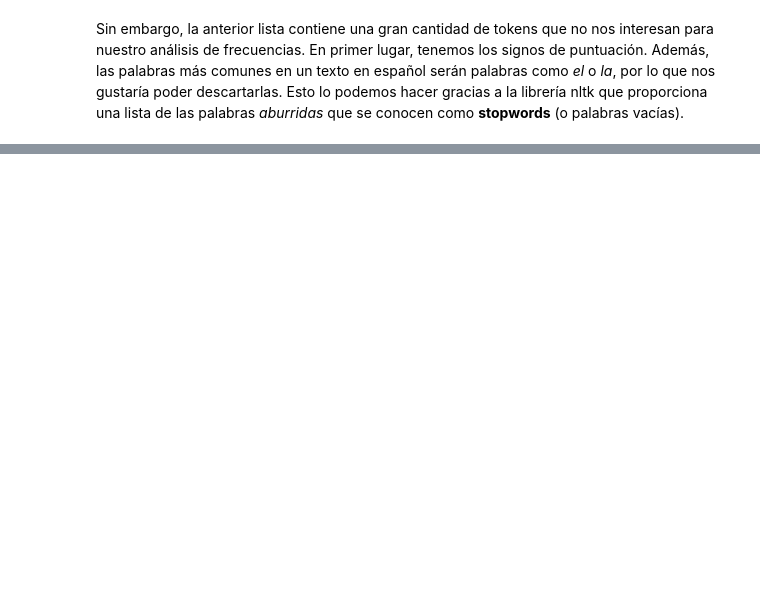
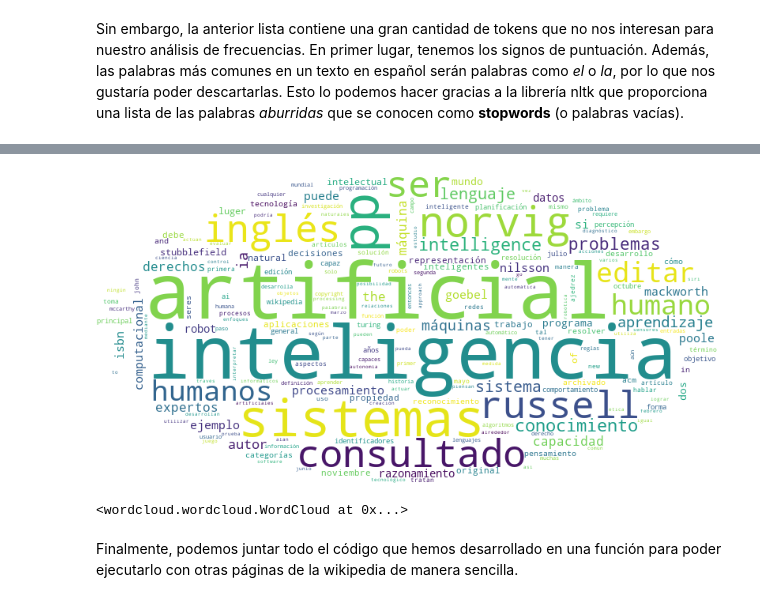
Before and after one commit to masterNLPIA2223/SeminarioComputacionProgramacion, a Jupyter notebook: Python/Sesion1.ipynb, the cells around one changed output, grey strips where cells are left out. Drawn from its saved outputs; the diff is of its cells as text; code cells hidden in the pictures; blank space fills up the shorter version.

```diff
--- a/Python/Sesion1.ipynb
+++ b/Python/Sesion1.ipynb
@@ -173,0 +176,13 @@ Podemos ahora descartar dichos tokens poco interesantes. El siguiente código es
+# %%
+# Creamos una lista vacía
+limpia = []
+# Iteramos sobre todos los tokens en la lista tokenizada
+for token in tokenizado:
+  # Comprobamos si el token actual es "interesante" (es decir, no es un signo
+  # de puntuación ni está en la lista de palabras vacías)
+  if token.isalpha() and (token not in stop_list):
+    # Si se cumple que es interesante, añadimos el token a la lista limpia
+    limpia.append(token)
+
+# Al final comprobamos la longitud de nuestra lista
+len(limpia)
@@ -173,0 +195,3 @@ Podemos ahora descartar dichos tokens poco interesantes. El siguiente código es
+# %%
+distribucion_frecuencias = nltk.FreqDist(limpia)
+distribucion_frecuencias
@@ -173,0 +228,9 @@ Podemos ahora descartar dichos tokens poco interesantes. El siguiente código es
+# %%
+from corpy.vis import wordcloud
+
+wordcloud(distribucion_frecuencias, size=(800,400), rounded=True)
+# %% [output]
+[figure, added]
+<wordcloud.wordcloud.WordCloud at 0x...>
+# %% [markdown]
+Finalmente, podemos juntar todo el código que hemos desarrollado en una función para poder ejecutarlo con otras páginas de la wikipedia de manera sencilla.
```
Also changed, not shown: parts of 19 cells of this notebook.
